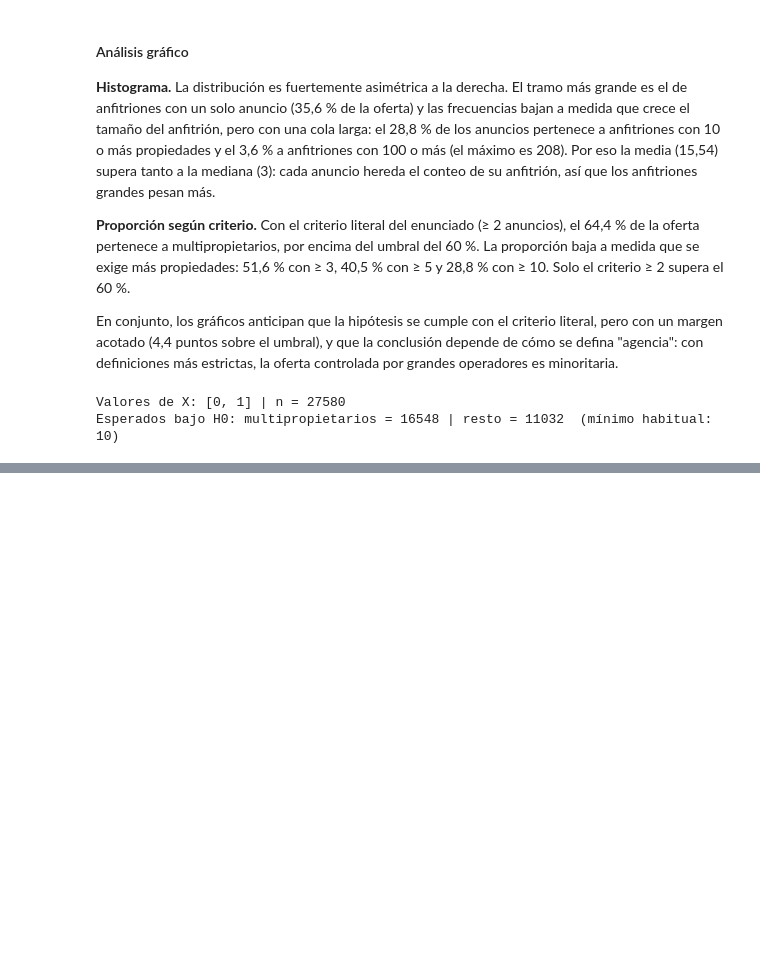
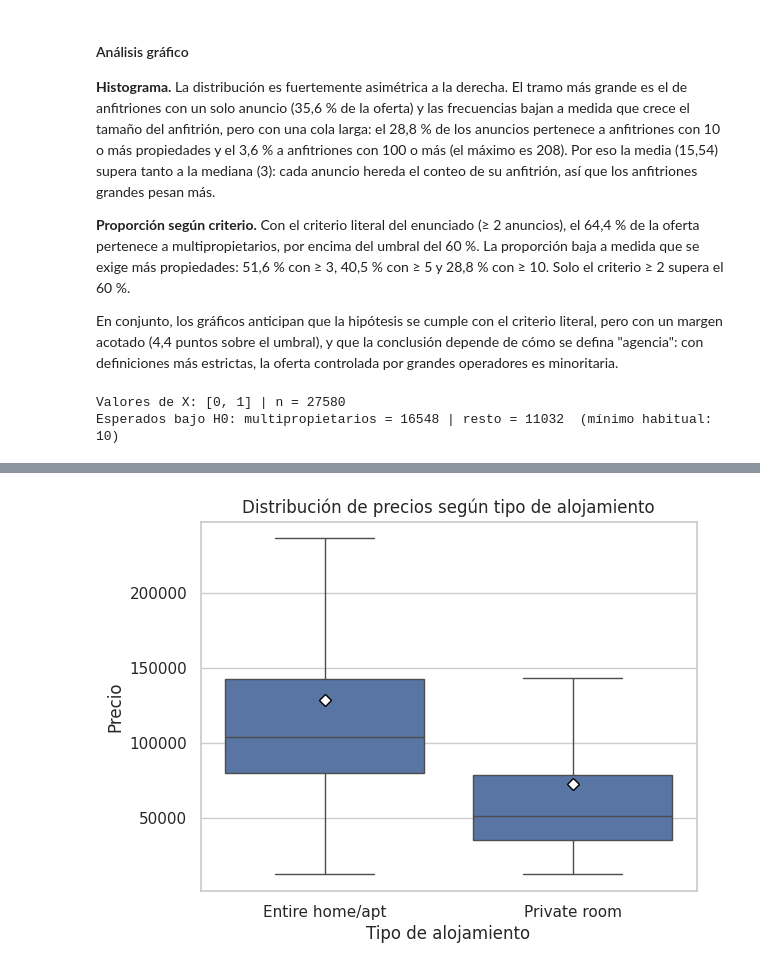
Before and after one commit to Jeronit1/AnalisisDeDatos, a Jupyter notebook: entrega.ipynb, the cells around one changed output, grey strips where cells are left out. Cells and saved outputs as stored; diff of their text form; code cells hidden in the pictures; blank space fills up the shorter version.

```diff
--- a/entrega.ipynb
+++ b/entrega.ipynb
@@ -1218,0 +1241,12 @@ La conclusión cambia con la definición de multipropiedad: solo el criterio lit
+# %%
+data_precios = df_copia[df_copia["room_type"].isin(["Entire home/apt", "Private room"])].copy()
+
+sns.boxplot(x="room_type", y="price", data=data_precios, showfliers=False,
+            showmeans=True,
+            meanprops={"marker": "D", "markerfacecolor": "white", "markeredgecolor": "black"})
+plt.title("Distribución de precios según tipo de alojamiento")
+plt.xlabel("Tipo de alojamiento")
+plt.ylabel("Precio")
+plt.show()
+# %% [output]
+[figure, added]
```
Also changed, not shown: parts of 12 cells of this notebook, 1 other file.
